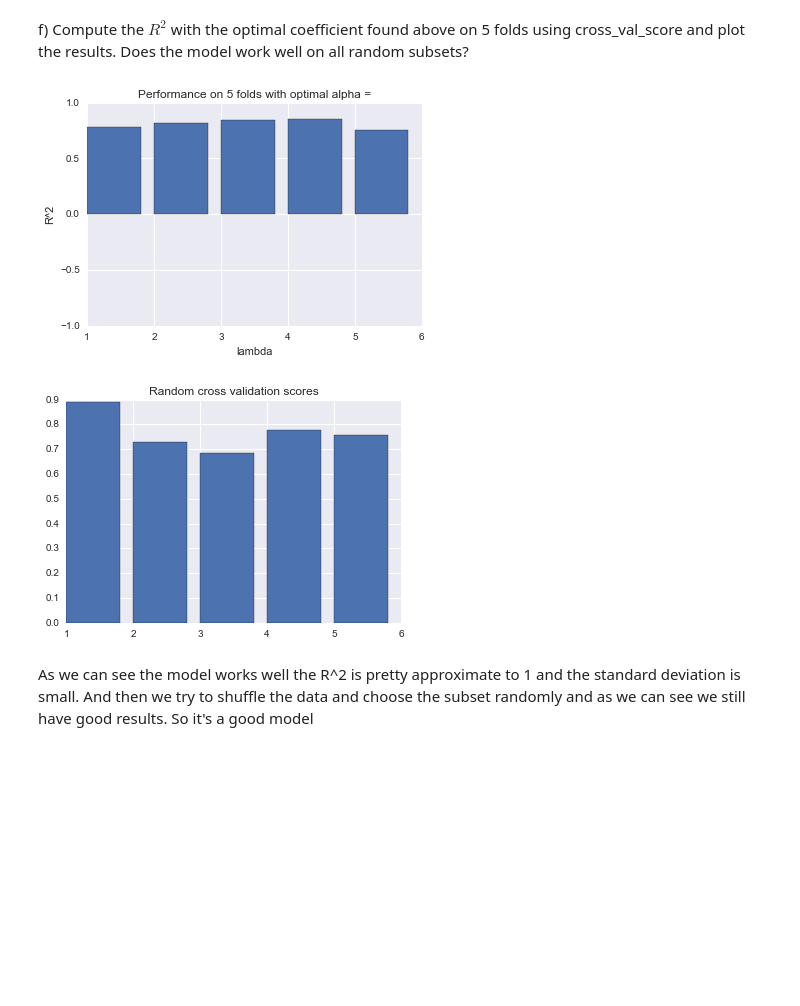
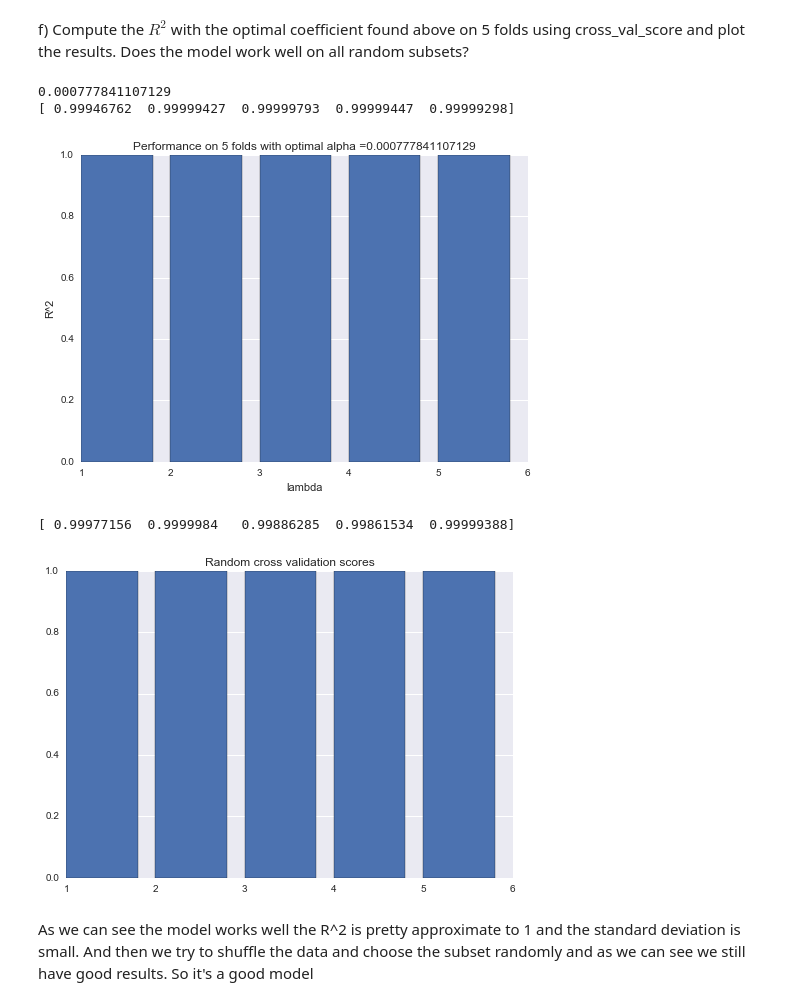
Before and after one commit to Columbia-Intro-Data-Science/python-introduction-caitlinwang, a Jupyter notebook: Homework 2 - Regularization with Lasso .ipynb, the cells around one changed output. Drawn from its saved outputs; the diff is of its cells as text; code cells hidden in the pictures; blank space fills up the shorter version.

```diff
--- a/Homework 2 - Regularization with Lasso .ipynb
+++ b/Homework 2 - Regularization with Lasso .ipynb
@@ -224,26 +233,35 @@ results. Does the model work well on all random subsets?
 # %%
 from sklearn.model_selection import cross_val_score
 from sklearn.model_selection import ShuffleSplit
-clf = Lasso(alpha=alpha_optim)
+print alpha_optim
+X = df.drop(labels='y',axis=1)
+y = df['y']
+clf = Lasso()
+clf.set_params(alpha=alpha_optim)
 scores = cross_val_score(clf, X, y, cv=5)
+print scores
 
-plt.ylim([-1,1])
+plt.ylim([0,1])
 plt.xlabel('lambda')
 plt.ylabel('R^2')
-plt.title('Performance on 5 folds with optimal alpha =')
+plt.title('Performance on 5 folds with optimal alpha ='+ str(alpha_optim))
 plt.bar(range(1,6),scores)
 plt.show()
 
 # Random cross validation scores
-cv = ShuffleSplit(n_splits=5, test_size=0.2, random_state=42)
+cv = ShuffleSplit(n_splits=5, test_size=0.2)
 scorer = cross_val_score(clf, X, y, cv=cv)
+print scorer
 
 plt.bar(range(1, 6), scorer)
 plt.title('Random cross validation scores')
 plt.show()
 # %% [output]
+0.000777841107129
+[ 0.99946762  0.99999427  0.99999793  0.99999447  0.99999298]
-[figure, old version]
+[figure, new version]
+[ 0.99977156  0.9999984   0.99886285  0.99861534  0.99999388]
-[figure, old version]
+[figure, new version]
 # %% [markdown]
 As we can see the model works well the R^2 is pretty approximate to 1 and the standard deviation is small.
 And then we try to shuffle the data and choose the subset randomly and as we can see we still have good results. So it's a good model
```
Also changed, not shown: parts of 4 cells of this notebook.
